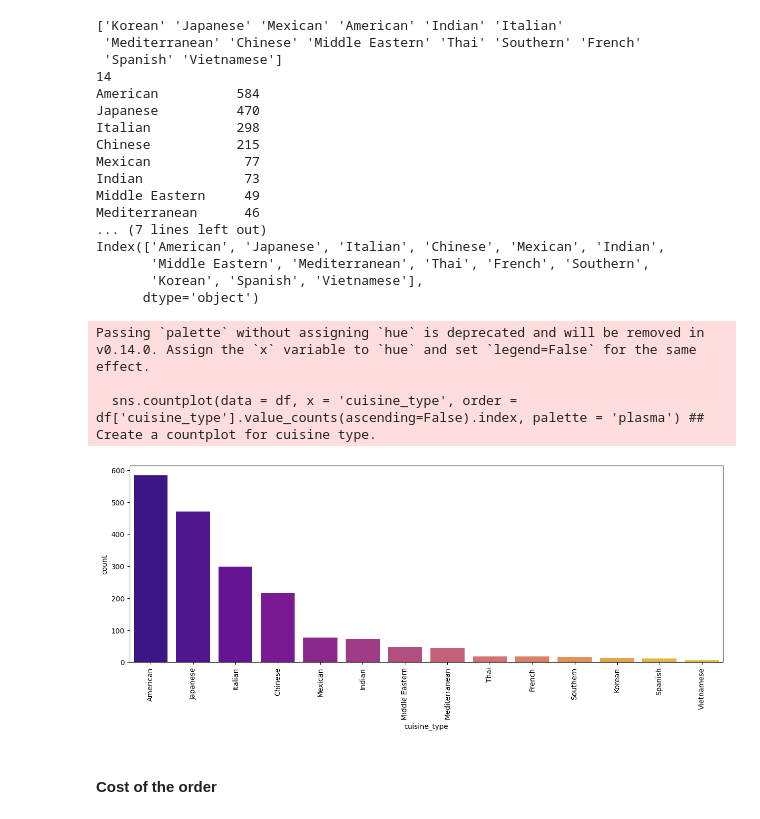
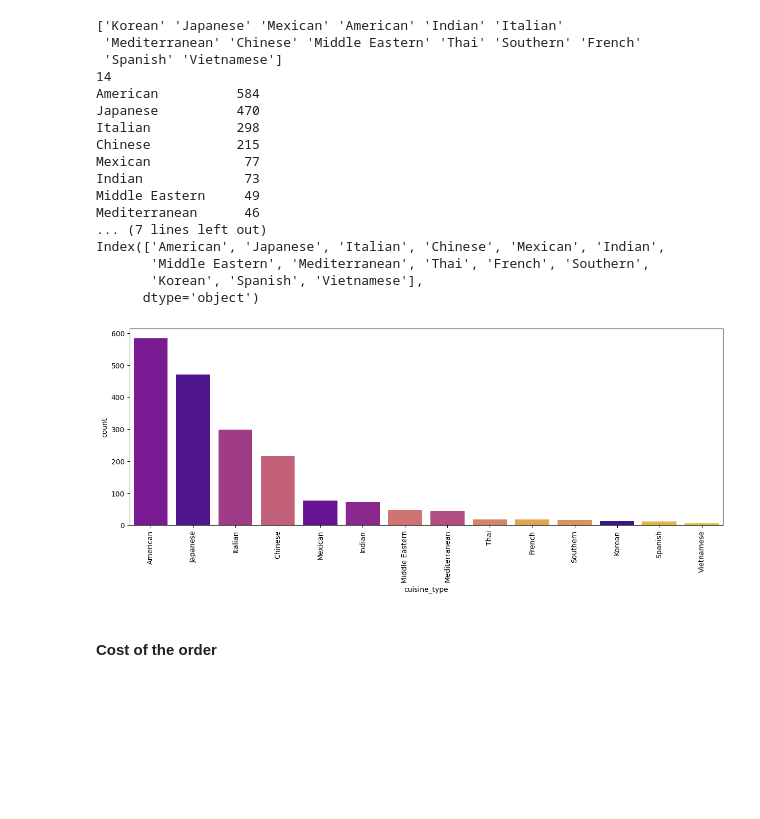
Before and after one commit to RashmiJK/PGP-AIML-FoodHub-EDA, a Jupyter notebook: Learner_Notebook_LC.ipynb, the cells around one changed output. Cells and saved outputs as stored; diff of their text form; code cells hidden in the pictures; blank space fills up the shorter version.

```diff
--- a/Learner_Notebook_LC.ipynb
+++ b/Learner_Notebook_LC.ipynb
@@ -244,4 +244,12 @@ Index(['American', 'Japanese', 'Italian', 'Chinese', 'Mexican', 'Indian',
        'Middle Eastern', 'Mediterranean', 'Thai', 'French', 'Southern',
        'Korean', 'Spanish', 'Vietnamese'],
       dtype='object')
+# %%
+## Create a countplot for cuisine type.
+plt.figure(figsize = (15,5))
+sns.countplot(data = df, x = 'cuisine_type', order = df['cuisine_type'].value_counts(ascending=False).index, palette = 'plasma', hue='cuisine_type', legend=False)
+plt.xticks(rotation = 90)
+plt.show()
+# %% [output]
+[figure, added]
 # %%
@@ -249,13 +257,3 @@ sns.countplot?
-# %%
-plt.figure(figsize = (15,5))
-sns.countplot(data = df, x = 'cuisine_type', order = df['cuisine_type'].value_counts(ascending=False).index, palette = 'plasma') ## Create a countplot for cuisine type.
-plt.xticks(rotation = 90)
-plt.show()
-# %% [output]
-Passing `palette` without assigning `hue` is deprecated and will be removed in v0.14.0. Assign the `x` variable to `hue` and set `legend=False` for the same effect.
-
-  sns.countplot(data = df, x = 'cuisine_type', order = df['cuisine_type'].value_counts(ascending=False).index, palette = 'plasma') ## Create a countplot for cuisine type.
-[figure, removed]
 # %% [markdown]
 #### Cost of the order
 # %%
```
Also changed, not shown: parts of 3 cells of this notebook.
